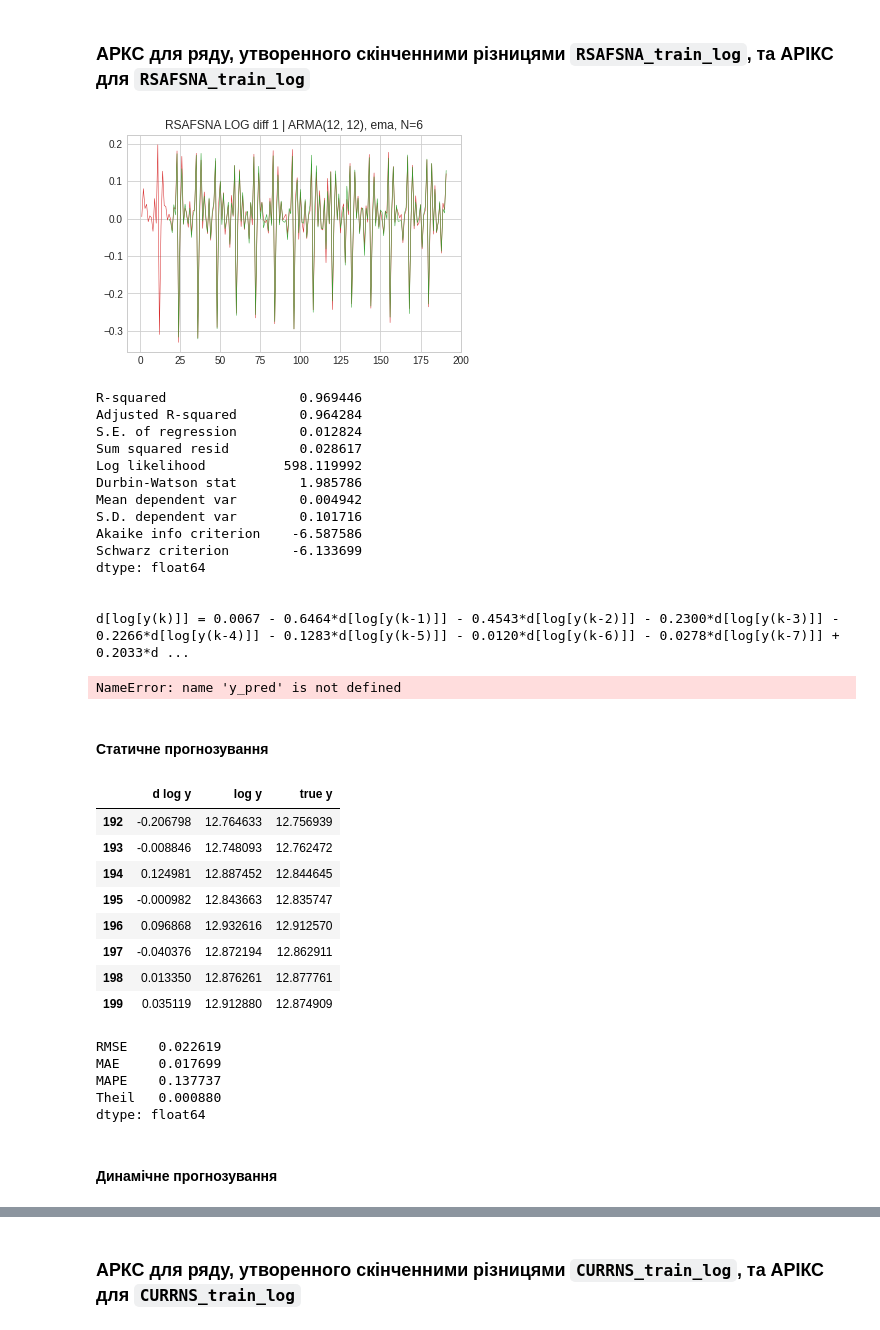
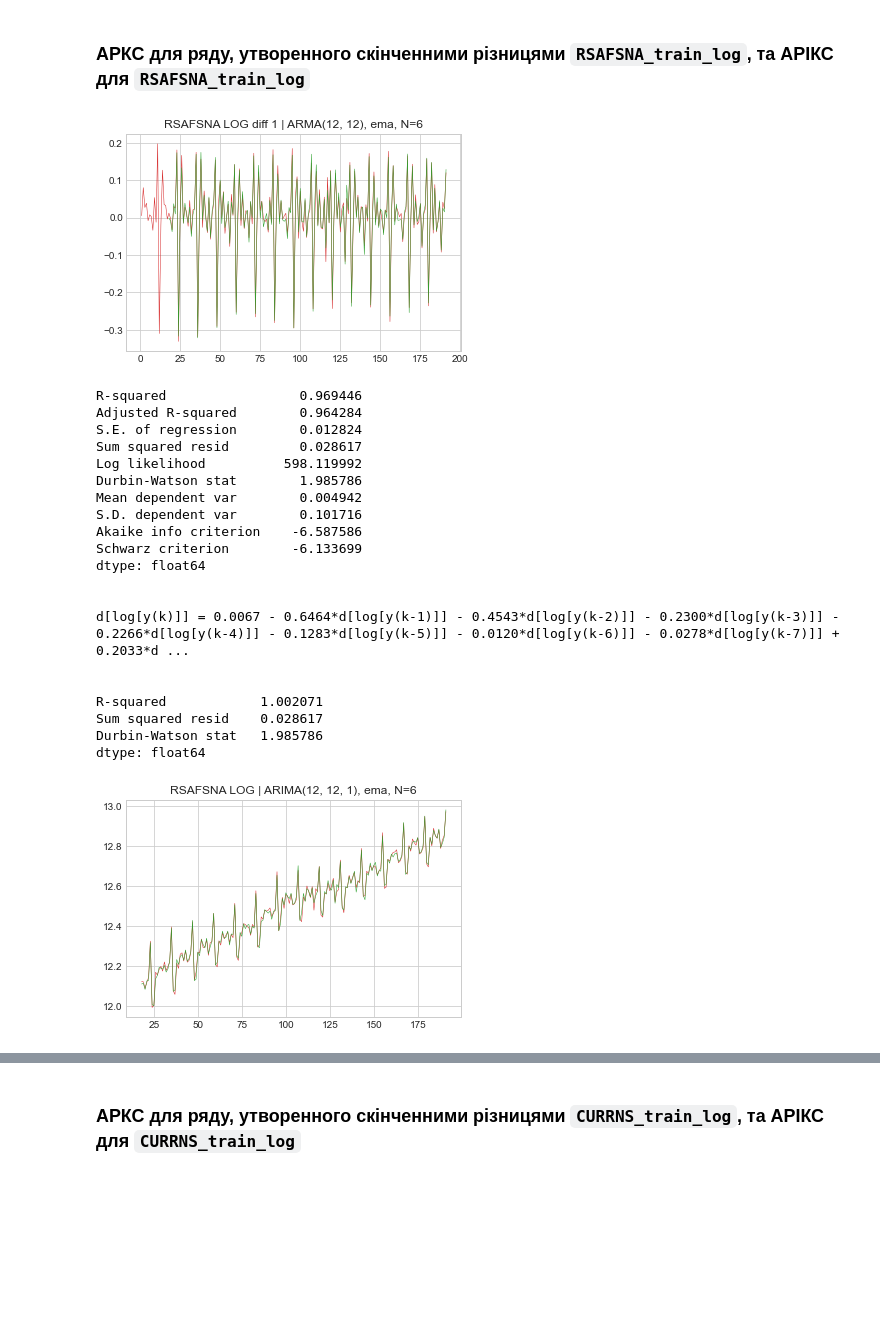
Before and after one commit to andrii0yerko/timeseries_iasa, a Jupyter notebook: lab4.ipynb, the cells around one changed output, grey strips where cells are left out. Drawn from its saved outputs; the diff is of its cells as text; code cells hidden in the pictures; blank space fills up the shorter version.

```diff
--- a/lab4.ipynb
+++ b/lab4.ipynb
@@ -324,38 +324,34 @@ plt.plot(model_params['y'], label='Actual', color='tab:red', linewidth=0.5)
 plt.plot(estim['fitted'], label='Fitted', color='tab:green', linewidth=0.5)
 plt.title(f'{model_params["y"].name} | ARMA{estim["model_order"]}, {model_params["ma_type"]}, N={model_params["ma_window"]}')
 plt.show()
 print(ARMAEstimation(estim['actual'].values, estim['fitted'].values, estim['model_order']))
 print('\n')
 
 p, q = estim['model_order']
 coef = estim['coefficients']
 eq = f'd[log[y(k)]] = {coef[0]:.4f} '
 for k in range(1, p+1):
     eq += f'+ {coef[k]:.4f}*d[log[y(k-{k})]] ' if coef[k]>=0 else f'- {-coef[k]:.4f}*d[log[y(k-{k})]] '
 eq += '+ ma(k) '
 for k in range(1, q+1):
     eq += f'+ {coef[p+k]:.4f}*ma(k-{k}) ' if coef[p+k]>=0 else f'- {-coef[p+k]:.4f}*ma(k-{k}) '
 print(eq)
 print('\n')
 
 arima_params = {
     'y': RSAFSNA_train_log,
     'diff': estim['fitted'],
     'd': 1
 }
 arima_model = ARIMA(**arima_params)
 plt.plot(arima_model['actual'], label='Actual', color='tab:red', linewidth=0.5)
 plt.plot(arima_model['fitted'], label='Fitted', color='tab:green', linewidth=0.5)
 plt.title(f'{arima_params["y"].name} | ARIMA({estim["model_order"][0]}, {estim["model_order"][1]}, {arima_params["d"]}), {model_params["ma_type"]}, N={model_params["ma_window"]}')
 
-y_pred.plot()
-RSAFSNA_test_log.plot()
-plt.show()
-
 print(ModelEstimation(arima_model['actual'].values, arima_model['fitted'].values))
 print('\n')
 # %% [output]
-[figure, old version]
+[figure, new version]
 R-squared                 0.969446
 Adjusted R-squared        0.964284
 S.E. of regression        0.012824
@@ -370,27 +366,10 @@ dtype: float64
 
 
 d[log[y(k)]] = 0.0067 - 0.6464*d[log[y(k-1)]] - 0.4543*d[log[y(k-2)]] - 0.2300*d[log[y(k-3)]] - 0.2266*d[log[y(k-4)]] - 0.1283*d[log[y(k-5)]] - 0.0120*d[log[y(k-6)]] - 0.0278*d[log[y(k-7)]] + 0.2033*d ...
+
+
+R-squared            1.002071
+Sum squared resid    0.028617
+Durbin-Watson stat   1.985786
+dtype: float64
-NameError: name 'y_pred' is not defined
+[figure, added]
-# %% [markdown]
-#### Статичне прогнозування
-# %%
-diff, y_pred = ARIMA_forecast(8, 'static', RSAFSNA_train_log, model_params, test_set=RSAFSNA_test_log)
-display(pd.DataFrame({'d log y':diff, 'log y':y_pred, 'true y':RSAFSNA_test_log}))
-PredictionEstimation(RSAFSNA_test_log, y_pred)
-# %% [output]
-|  | d log y | log y | true y |
-| 192 | -0.206798 | 12.764633 | 12.756939 |
-| 193 | -0.008846 | 12.748093 | 12.762472 |
-| 194 | 0.124981 | 12.887452 | 12.844645 |
-| 195 | -0.000982 | 12.843663 | 12.835747 |
-| 196 | 0.096868 | 12.932616 | 12.912570 |
-| 197 | -0.040376 | 12.872194 | 12.862911 |
-| 198 | 0.013350 | 12.876261 | 12.877761 |
-| 199 | 0.035119 | 12.912880 | 12.874909 |
-RMSE    0.022619
-MAE     0.017699
-MAPE    0.137737
-Theil   0.000880
-dtype: float64
-# %% [markdown]
-#### Динамічне прогнозування
```
Also changed, not shown: parts of 29 cells of this notebook.
